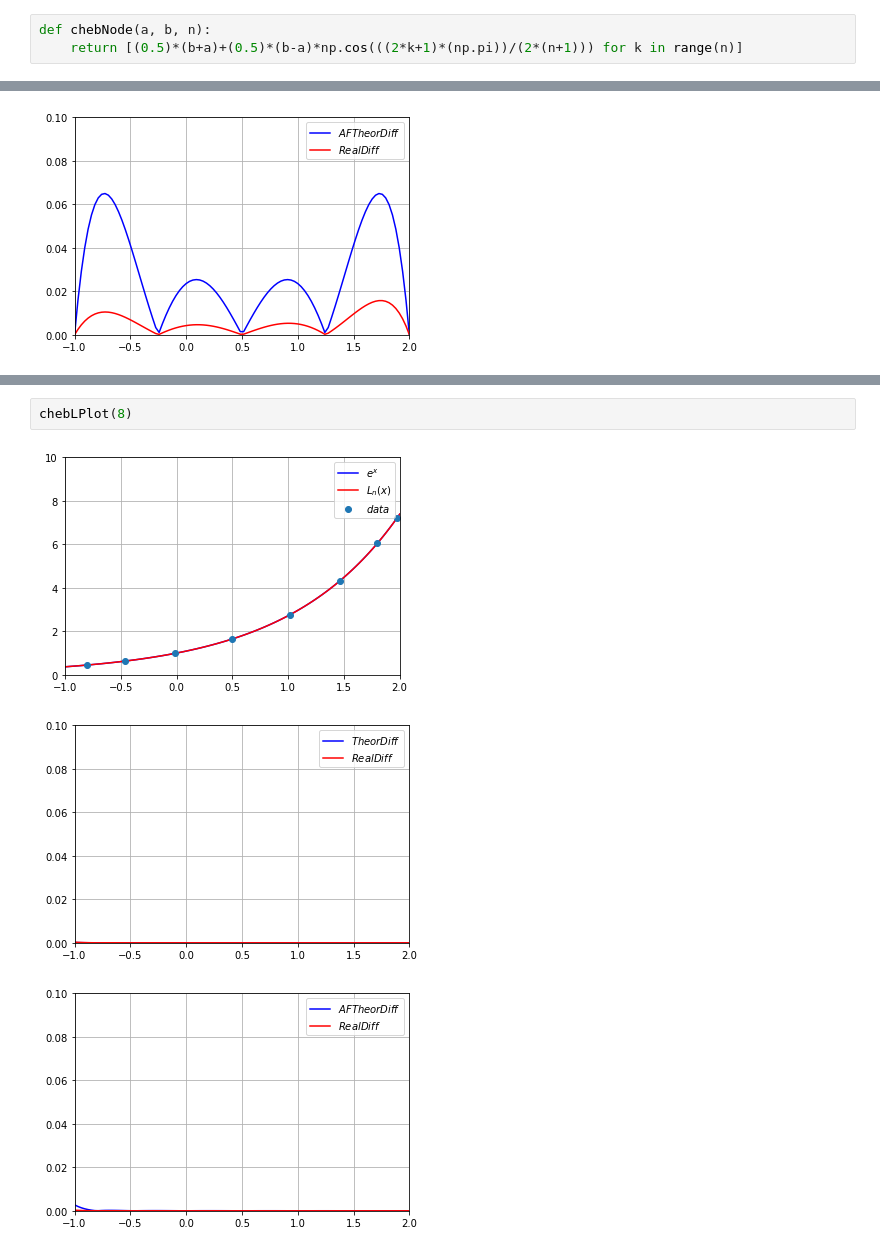
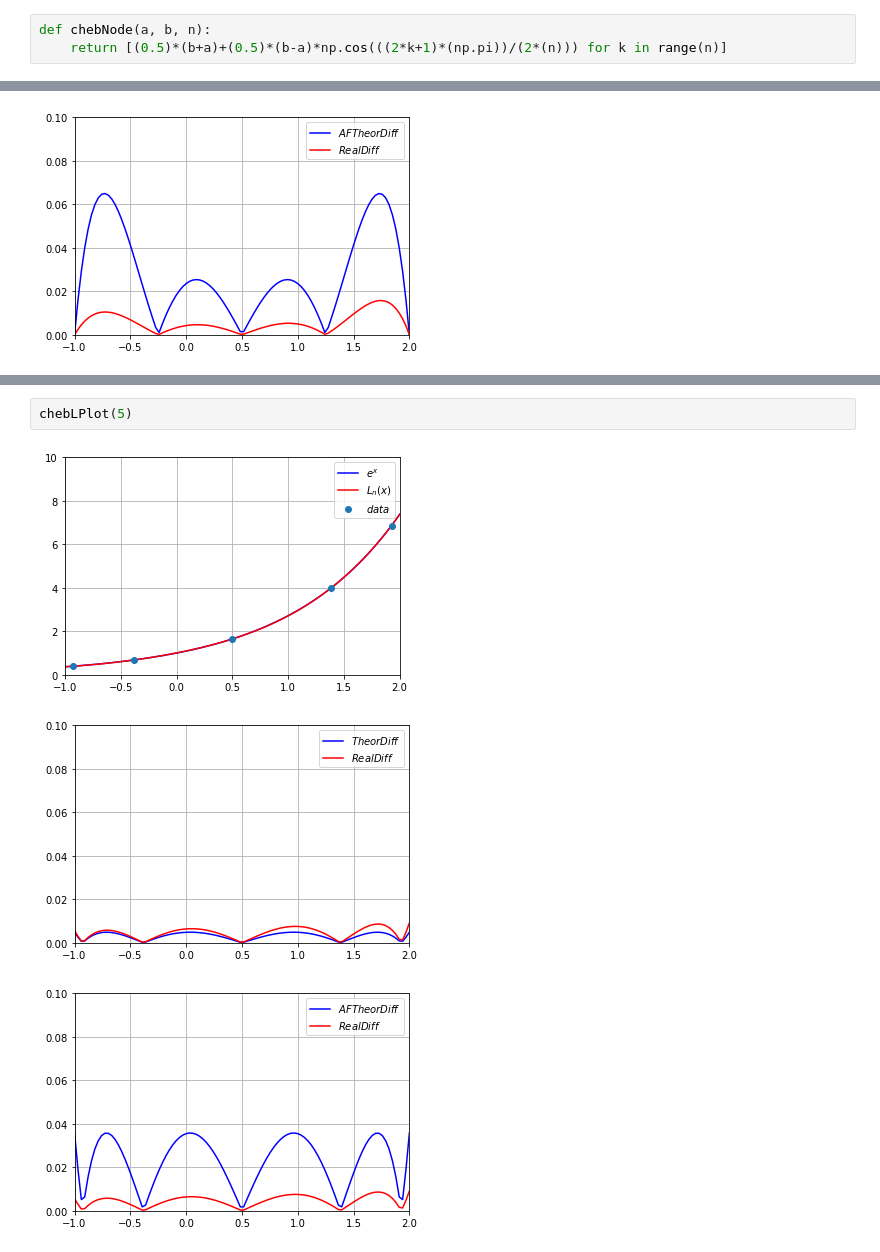
Before and after one commit to IslamAlahovich/Classes_Cpp, a Jupyter notebook: CompS/W1.ipynb, the cells around one changed output, grey strips where cells are left out. Cells and saved outputs as stored; diff of their text form.

```diff
--- a/CompS/W1.ipynb
+++ b/CompS/W1.ipynb
@@ -64,7 +64,7 @@ def splitDiff(X, Y, t):
     return splitSum
 # %%
 def chebNode(a, b, n):
-    return [(0.5)*(b+a)+(0.5)*(b-a)*np.cos(((2*k+1)*(np.pi))/(2*(n+1))) for k in range(n)]
+    return [(0.5)*(b+a)+(0.5)*(b-a)*np.cos(((2*k+1)*(np.pi))/(2*(n))) for k in range(n)]
 # %%
 def FLPlot(n):
     X = np.linspace(-1, 2, n)
@@ -189,9 +189,9 @@ RunTime:  0.22201275825500488
 # %%
-chebLPlot(8)
+chebLPlot(5)
 # %% [output]
-[figure, old version]
+[figure, new version]
-[figure, old version]
+[figure, new version]
-[figure, old version]
+[figure, new version]
 # %%
 chebNode(-1, 2, 5)
 # %% [output]
```
Also changed, not shown: parts of 2 cells of this notebook.
